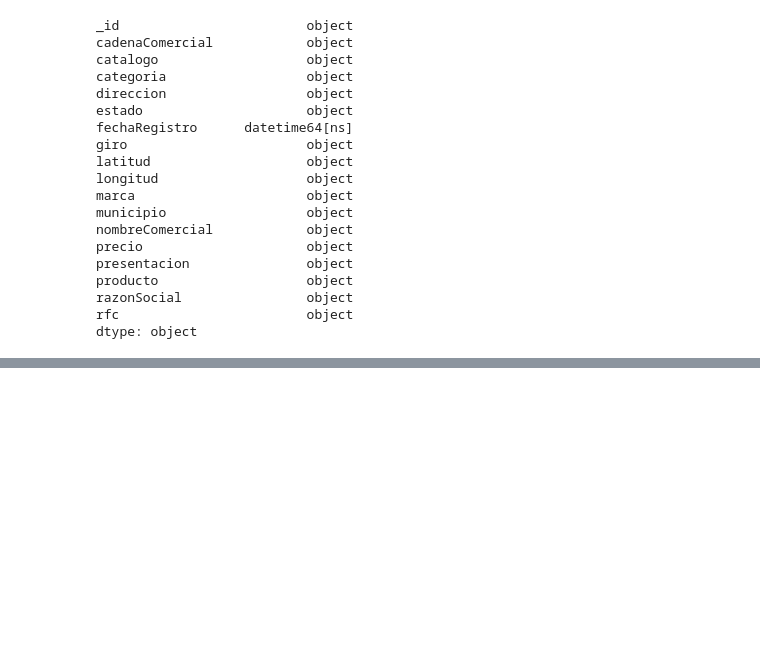
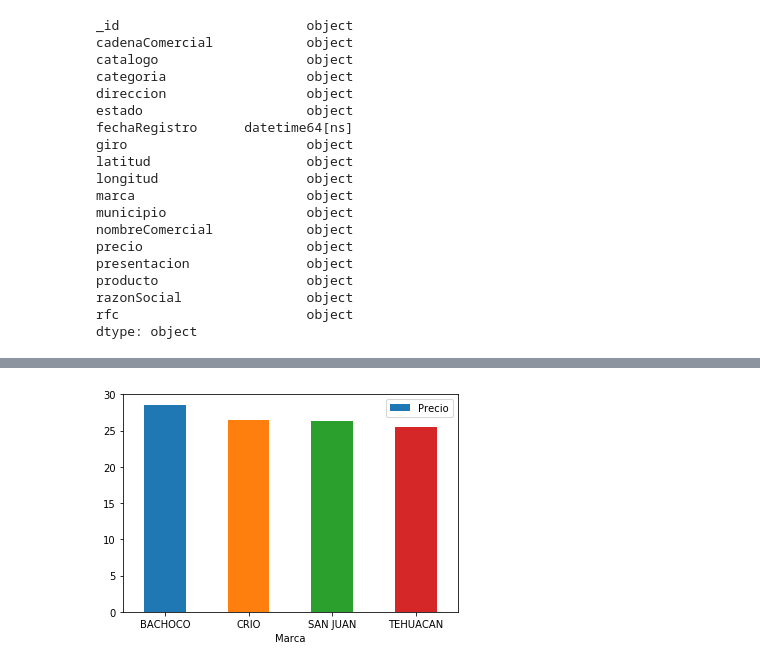
Before and after one commit to christopdr/BootCamp-P01, a Jupyter notebook: Code/data_api_getter.ipynb, the cells around one changed output, grey strips where cells are left out. Cells and saved outputs as stored; diff of their text form; code cells hidden in the pictures; blank space fills up the shorter version.

```diff
--- a/Code/data_api_getter.ipynb
+++ b/Code/data_api_getter.ipynb
@@ -87,0 +237,4 @@ new_frame[new_frame['_id'] == '5769ca75d4c5840100096dc1']
+# %%
+HuevoBrand = HuevoPrice.groupby('Marca')['Precio'].mean()
+HuevoBrand =  pd.DataFrame([HuevoBrand]).transpose().reset_index()
+HuevoBrand
@@ -87,0 +247,4 @@ new_frame[new_frame['_id'] == '5769ca75d4c5840100096dc1']
+# %%
+HuevoBrandChart = HuevoBrand.plot.bar(x='Marca', y='Precio', rot=0)
+# %% [output]
+[figure, added]
```
Also changed, not shown: parts of 19 cells of this notebook, 1 other file.
